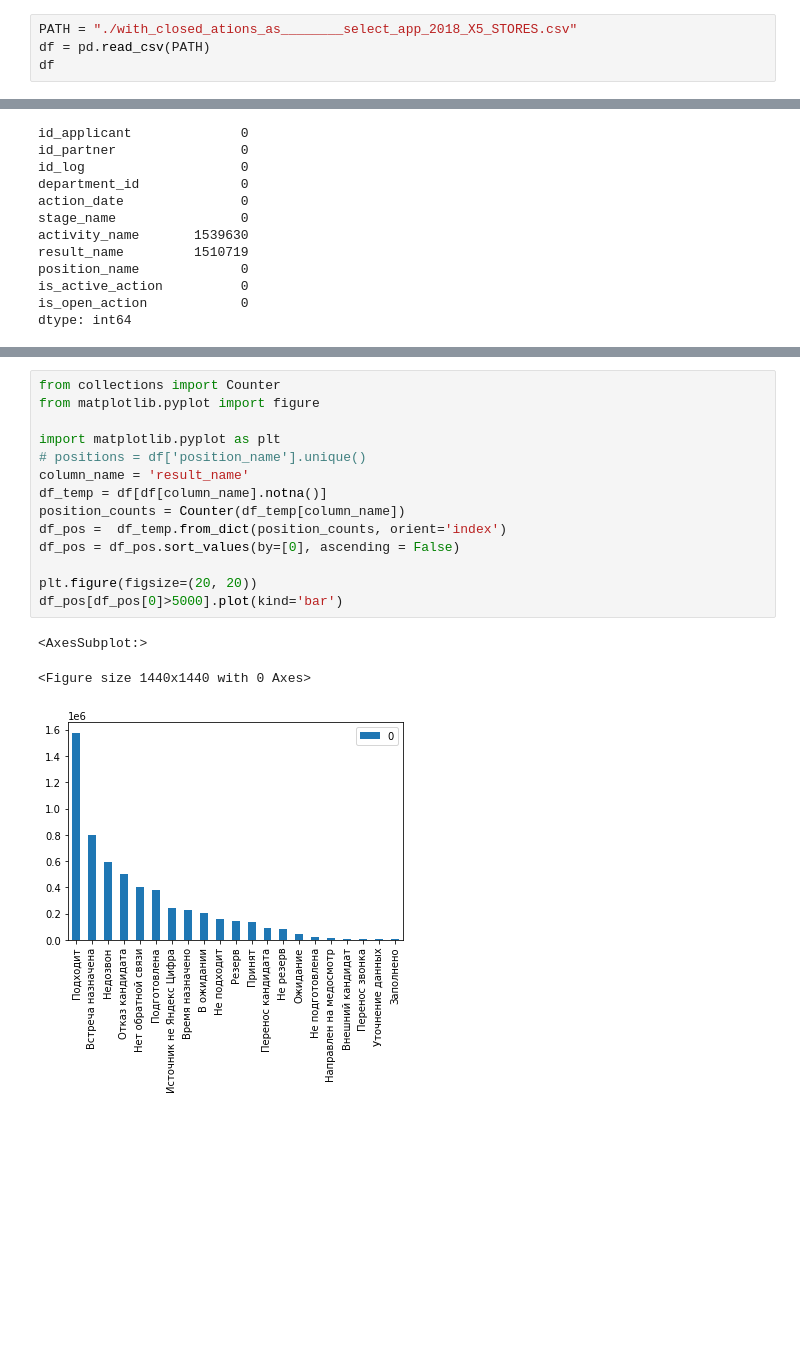
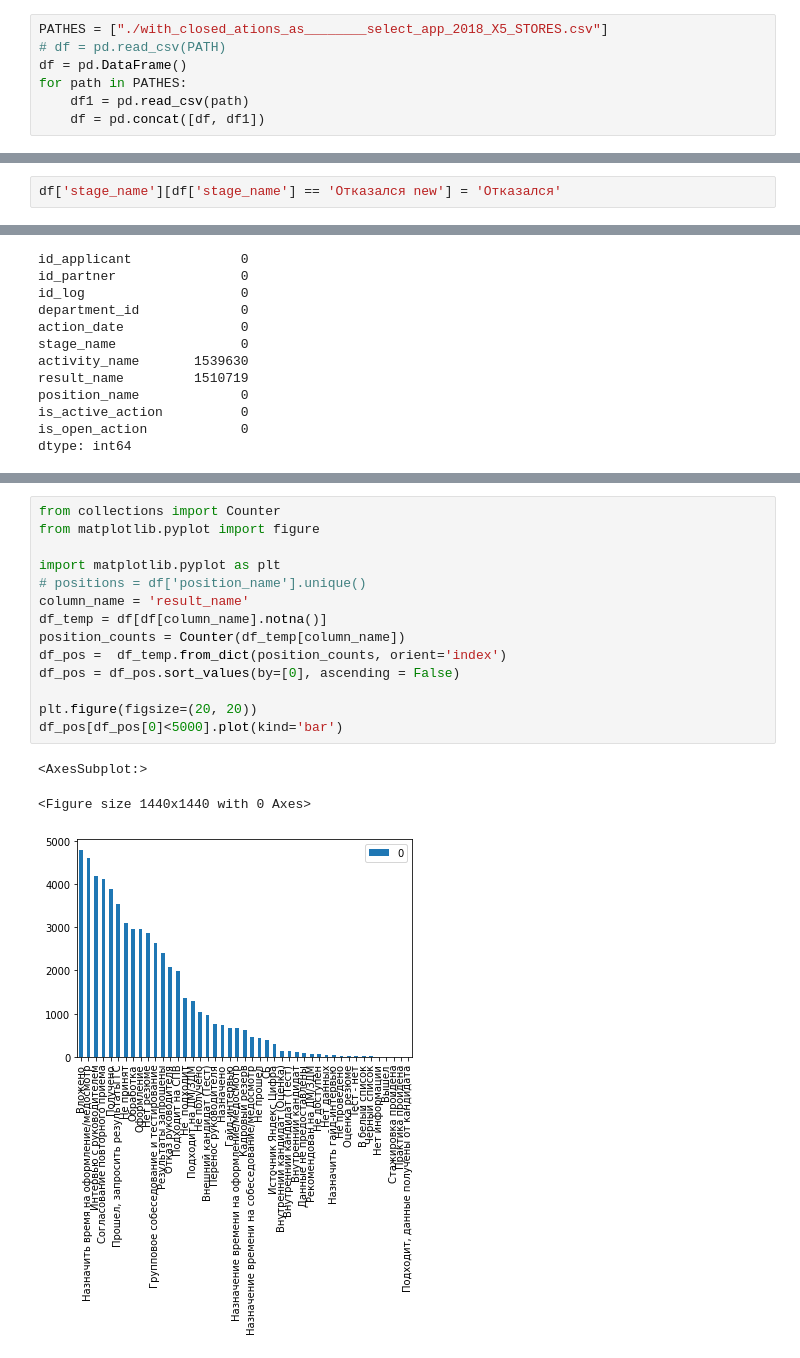
Before and after one commit to OnlyGetC/HrAnalize, a Jupyter notebook: nir.ipynb, the cells around one changed output, grey strips where cells are left out. Drawn from its saved outputs; the diff is of its cells as text; blank space fills up the shorter version.

```diff
--- a/nir.ipynb
+++ b/nir.ipynb
@@ -3,7 +17,10 @@ import pandas as pd
 # %%
-PATH = "./with_closed_ations_as________select_app_2018_X5_STORES.csv"
-df = pd.read_csv(PATH)
-df
+PATHES = ["./with_closed_ations_as________select_app_2018_X5_STORES.csv"]
+# df = pd.read_csv(PATH)
+df = pd.DataFrame()
+for path in PATHES:
+    df1 = pd.read_csv(path)
+    df = pd.concat([df, df1])
 # %% [output]
 |  | id_applicant | id_partner | id_log | department_id | action_date | stage_name | activity_name | result_name | ... |
 | 0 | 3080432 | 2883423 | -1 | 9044 | 2018-10-16 18:11:10.00318+00 | Создание кандидата | NaN | NaN | ... |
@@ -18,4 +35,6 @@ df
 | 7211287 | 3117018 | 2905192 | -1 | 10718 | 2020-04-23 15:05:45.859137+00 | Назначение времени на оформление/... | Назначить время на оформление/мед... | NaN | ... |
 | 7211288 | 2581506 | 2596820 | -1 | 10718 | 2020-04-23 15:05:45.859137+00 | Ожидание | Вернуть в воронку | NaN | ... |
 7211289 rows × 11 columns
+# %%
+df['stage_name'][df['stage_name'] == 'Отказался new'] = 'Отказался'
 # %%
@@ -53,21 +103,21 @@ dtype: int64
 # %%
 from collections import Counter
 from matplotlib.pyplot import figure
 
 import matplotlib.pyplot as plt
 # positions = df['position_name'].unique()
 column_name = 'result_name'
 df_temp = df[df[column_name].notna()]
 position_counts = Counter(df_temp[column_name])
 df_pos =  df_temp.from_dict(position_counts, orient='index')
 df_pos = df_pos.sort_values(by=[0], ascending = False)
 
 plt.figure(figsize=(20, 20))
-df_pos[df_pos[0]>5000].plot(kind='bar')
+df_pos[df_pos[0]<5000].plot(kind='bar')
 # %% [output]
 <AxesSubplot:>
 <Figure size 1440x1440 with 0 Axes>
-[figure, old version]
+[figure, new version]
 # %%
 df_pos[df_pos[0]>5000]
 # %% [output]
```
Also changed, not shown: parts of 9 cells of this notebook.
